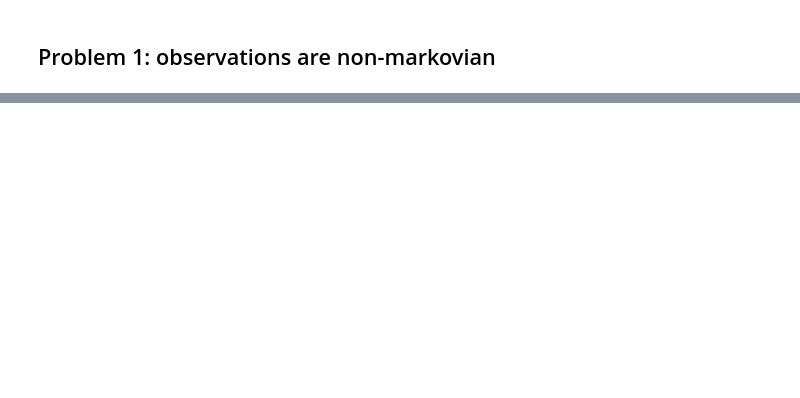
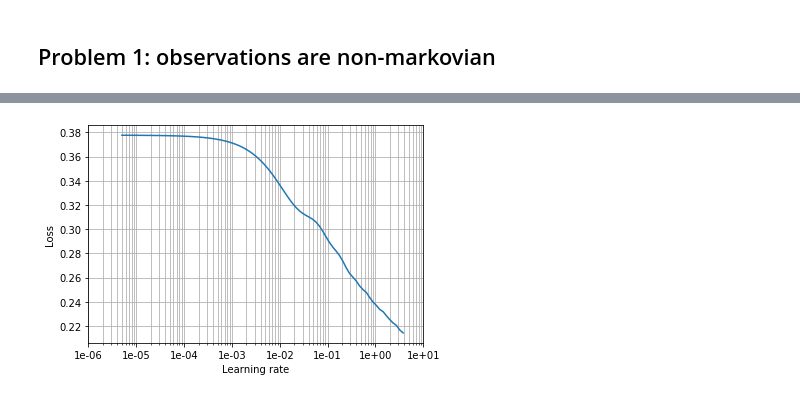
Before and after one commit to zhihanyang2022/deeprl_notes, a Jupyter notebook: imitation_learning/imitation_learning.ipynb, the cells around one changed output, grey strips where cells are left out. Cells and saved outputs as stored; diff of their text form; code cells hidden in the pictures; blank space fills up the shorter version.

Commit message:
Finished imitation learning - non-markovian.

```diff
--- a/imitation_learning/imitation_learning.ipynb
+++ b/imitation_learning/imitation_learning.ipynb
@@ -39,22 +50,31 @@ train_dl = DataLoader(train_ds, batch_size=64, shuffle=True)
 # %%
 class Regressor(nn.Module):
 
-    def __init__(self, num_hyperplanes):
+    def __init__(self, num_inputs, num_neurons):
         super().__init__()
 
         self.main = nn.Sequential(
 
-            nn.Linear(1, num_hyperplanes),
-            nn.BatchNorm1d(num_hyperplanes),
+            nn.Linear(num_inputs, num_neurons),
             nn.ReLU(),
 
-            nn.Linear(num_hyperplanes, 1),
-            nn.BatchNorm1d(1),
+            nn.Linear(num_neurons, num_neurons),
             nn.ReLU(),
+
+            nn.Linear(num_neurons, num_neurons),
+            nn.ReLU(),
+
+            nn.Linear(num_neurons, num_neurons),
+            nn.ReLU(),
+
+            nn.Linear(num_neurons, num_neurons),
+            nn.ReLU(),
+
+            nn.Linear(num_neurons, 1)
 
         )
 
     def forward(self, xb):
         xb = self.main(xb)
-        return xb.view(-1)
+        return xb.view(-1, 1)
 # %%
@@ -63 +83,14 @@ def get_model(num_hyperplanes):
     return nn, optim.Adam(nn.parameters(), lr=1e-4)
+# %%
+model, opt = get_model(1, 10)
+loss = nn.MSELoss()
+learn = Learner(train_dl, train_dl, model, loss, opt)
+
+loss_cb = LossCallback()
+cb_handler = CallbackHandler(cbs=[loss_cb])
+
+trainer = Trainer(learn=learn, cb_handler=cb_handler)
+
+trainer.find_lr(beta=0.98, final_value=10, num_itr=100)
+# %% [output]
+[figure, added]
```
Also changed, not shown: parts of 21 cells of this notebook, 1 other file.
